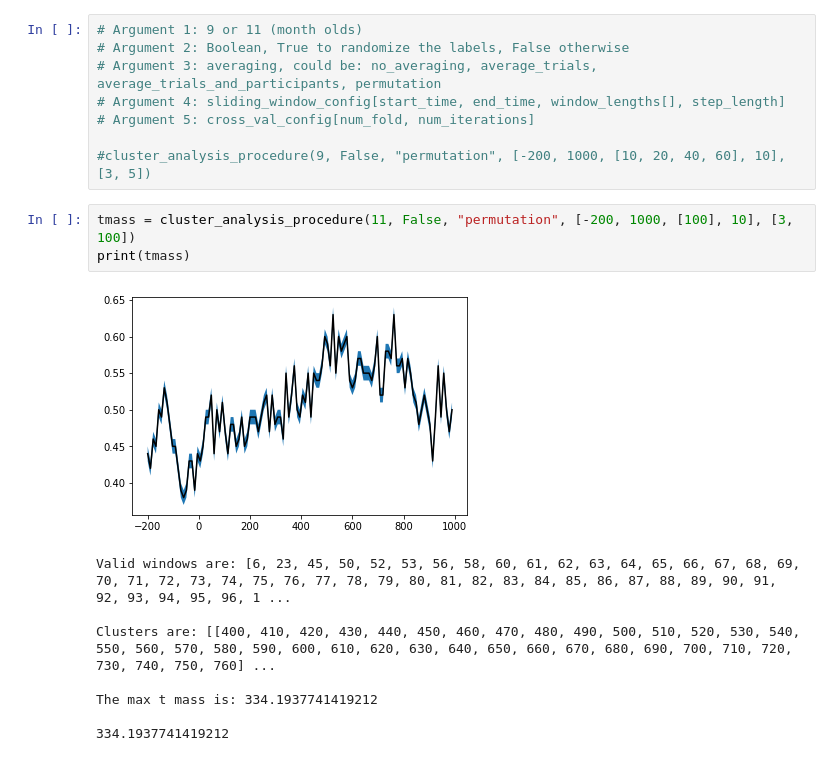
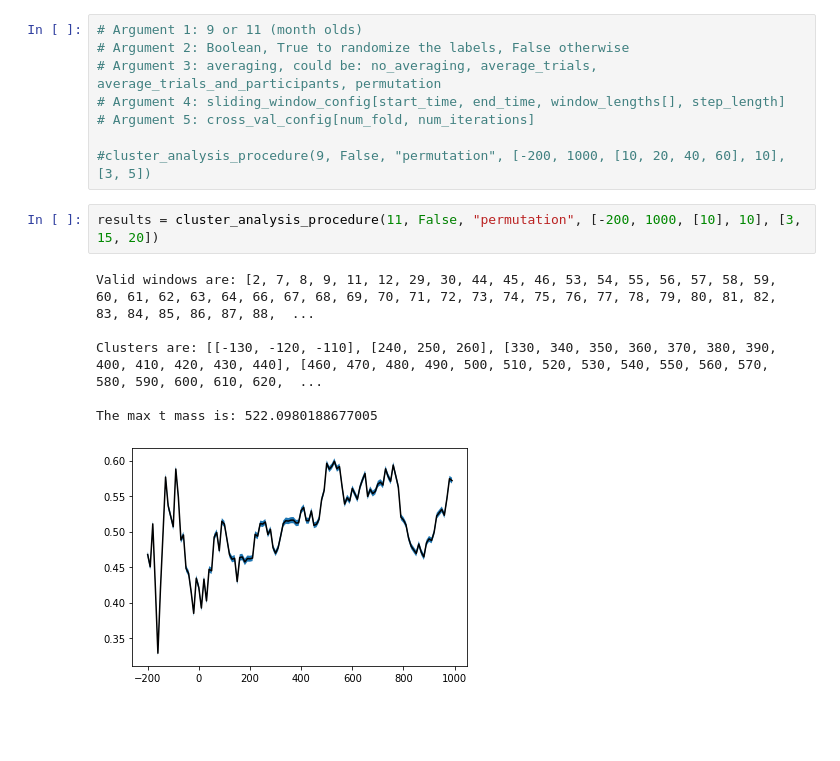
Before and after one commit to simpleParadox/jwlab_eeg, a Jupyter notebook: classification/notebooks/cluster_analysis_perm.ipynb, the cells around one changed output. Saved outputs shown, nothing was run; the diff lists cells and outputs as text; blank space fills up the shorter version.

```diff
--- a/classification/notebooks/cluster_analysis_perm.ipynb
+++ b/classification/notebooks/cluster_analysis_perm.ipynb
@@ -18,14 +18,11 @@ from sklearn.metrics import accuracy_score
 
 #cluster_analysis_procedure(9, False, "permutation", [-200, 1000, [10, 20, 40, 60], 10], [3, 5])
 # %%
-tmass = cluster_analysis_procedure(11, False, "permutation", [-200, 1000, [100], 10], [3, 100])
-print(tmass)
+results = cluster_analysis_procedure(11, False, "permutation", [-200, 1000, [10], 10], [3, 15, 20])
 # %% [output]
+Valid windows are: [2, 7, 8, 9, 11, 12, 29, 30, 44, 45, 46, 53, 54, 55, 56, 57, 58, 59, 60, 61, 62, 63, 64, 66, 67, 68, 69, 70, 71, 72, 73, 74, 75, 76, 77, 78, 79, 80, 81, 82, 83, 84, 85, 86, 87, 88,  ...
+
+Clusters are: [[-130, -120, -110], [240, 250, 260], [330, 340, 350, 360, 370, 380, 390, 400, 410, 420, 430, 440], [460, 470, 480, 490, 500, 510, 520, 530, 540, 550, 560, 570, 580, 590, 600, 610, 620,  ...
+
+The max t mass is: 522.0980188677005
-[figure, old version]
+[figure, new version]
-Valid windows are: [6, 23, 45, 50, 52, 53, 56, 58, 60, 61, 62, 63, 64, 65, 66, 67, 68, 69, 70, 71, 72, 73, 74, 75, 76, 77, 78, 79, 80, 81, 82, 83, 84, 85, 86, 87, 88, 89, 90, 91, 92, 93, 94, 95, 96, 1 ...
-
-Clusters are: [[400, 410, 420, 430, 440, 450, 460, 470, 480, 490, 500, 510, 520, 530, 540, 550, 560, 570, 580, 590, 600, 610, 620, 630, 640, 650, 660, 670, 680, 690, 700, 710, 720, 730, 740, 750, 760] ...
-
-The max t mass is: 334.1937741419212
-
-334.1937741419212
```
Also changed, not shown: parts of 7 cells of this notebook, 2 other files.
